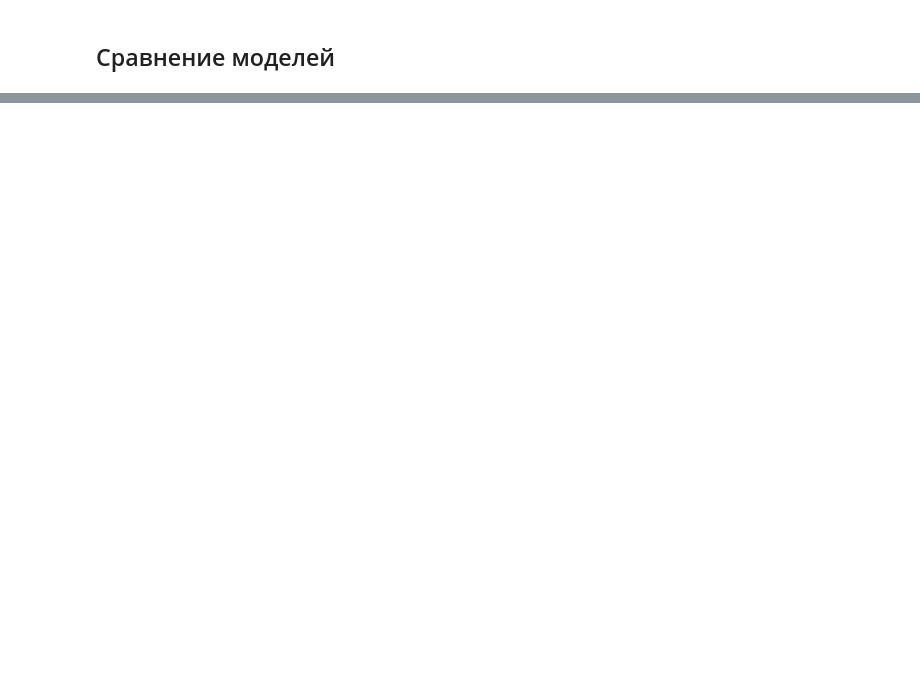
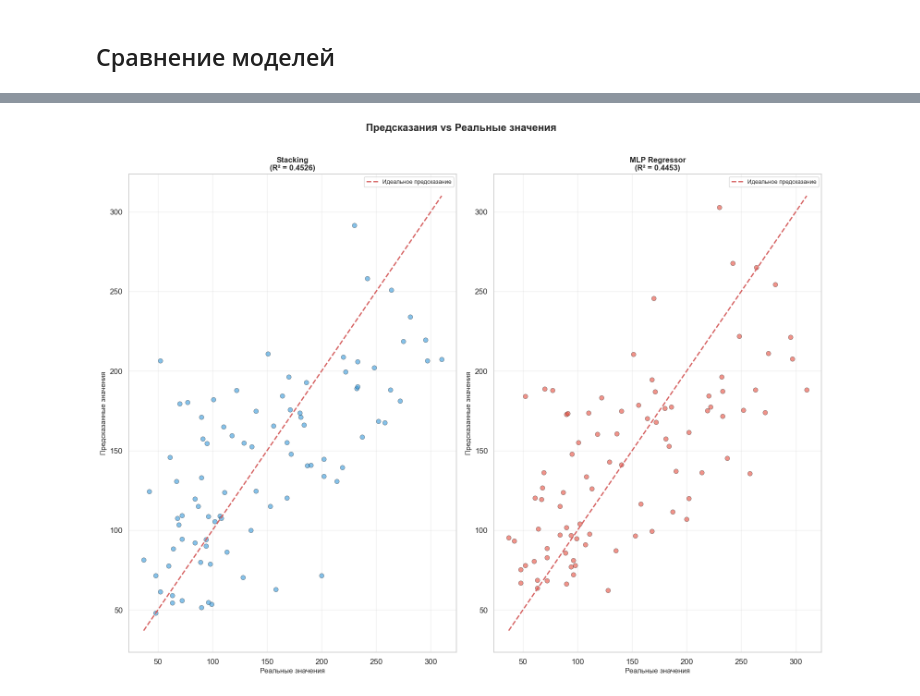
Before and after one commit to colan1ch/ML_sem6, a Jupyter notebook: lab7/lab7.ipynb, the cells around one changed output, grey strips where cells are left out. Drawn from its saved outputs; the diff is of its cells as text; code cells hidden in the pictures; blank space fills up the shorter version.

```diff
--- a/lab7/lab7.ipynb
+++ b/lab7/lab7.ipynb
@@ -592 +277,29 @@ plt.savefig('individual_predictions.png', dpi=300, bbox_inches='tight')
+# %%
+# Визуализация предсказаний vs реальные значения
+fig, axes = plt.subplots(1, 2, figsize=(16, 12))
+axes = axes.flatten()
+
+predictions = [y_pred_stacking, y_pred_mlp]
+model_names = ['Stacking', 'MLP Regressor']
+r2_scores = [r2_stacking, r2_mlp]
+
+for ax, pred, name, color, r2 in zip(axes, predictions, model_names, colors_models, r2_scores):
+    ax.scatter(y_test, pred, alpha=0.6, s=50, color=color, edgecolors='black', linewidth=0.5)
+
+    # Линия идеального предсказания
+    min_val = min(y_test.min(), pred.min())
+    max_val = max(y_test.max(), pred.max())
+    ax.plot([min_val, max_val], [min_val, max_val], 'r--', linewidth=2, label='Идеальное предсказание')
+
+    ax.set_xlabel('Реальные значения', fontsize=11)
+    ax.set_ylabel('Предсказанные значения', fontsize=11)
+    ax.set_title(f'{name}\n(R² = {r2:.4f})', fontsize=12, fontweight='bold')
+    ax.legend(fontsize=9)
+    ax.grid(True, alpha=0.3)
+
+fig.suptitle('Предсказания vs Реальные значения', fontsize=16, fontweight='bold', y=1.01)
+plt.tight_layout()
+plt.show()
+# %% [output]
+[figure, added]
 # %%
```
Also changed, not shown: parts of 45 cells of this notebook, 8 other files.
